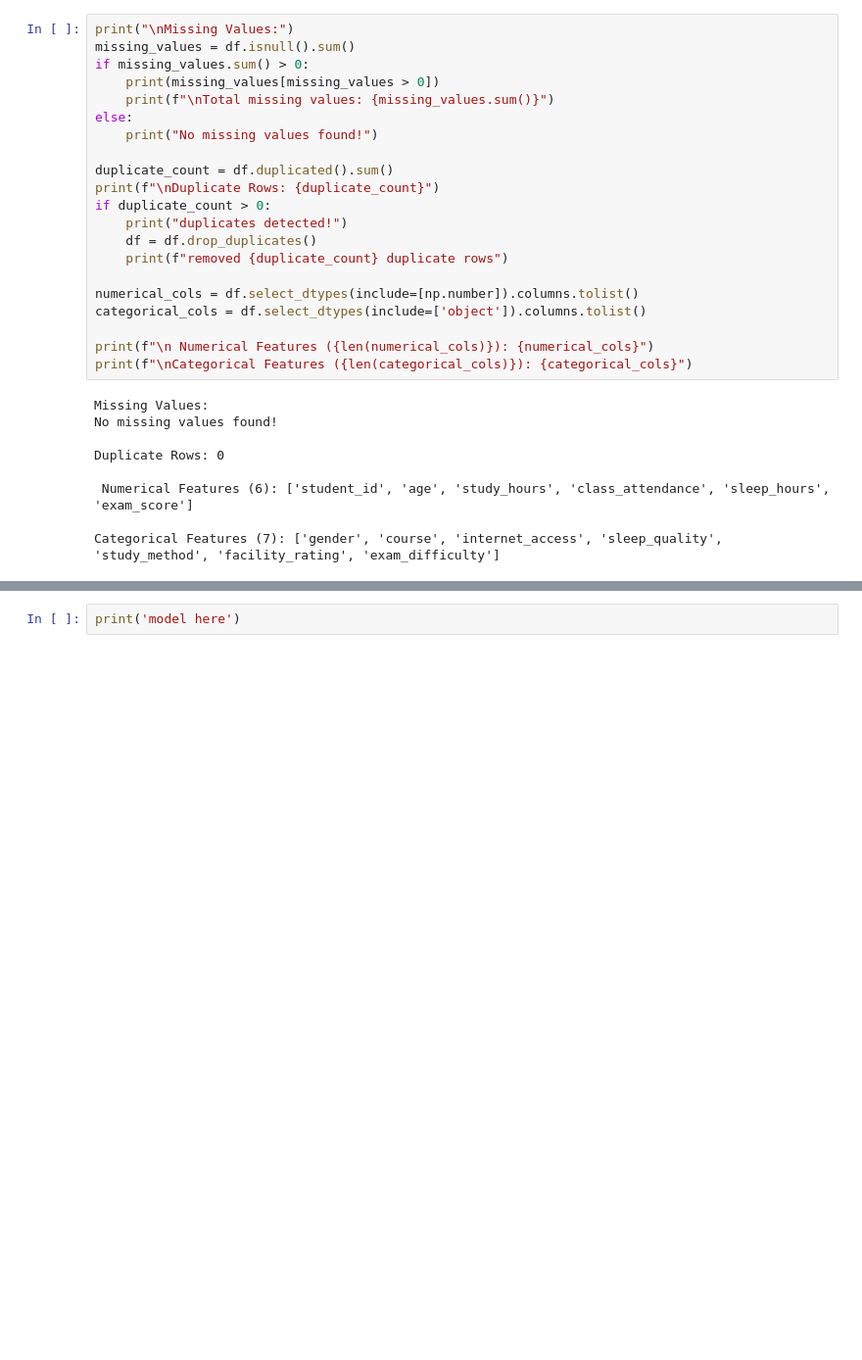
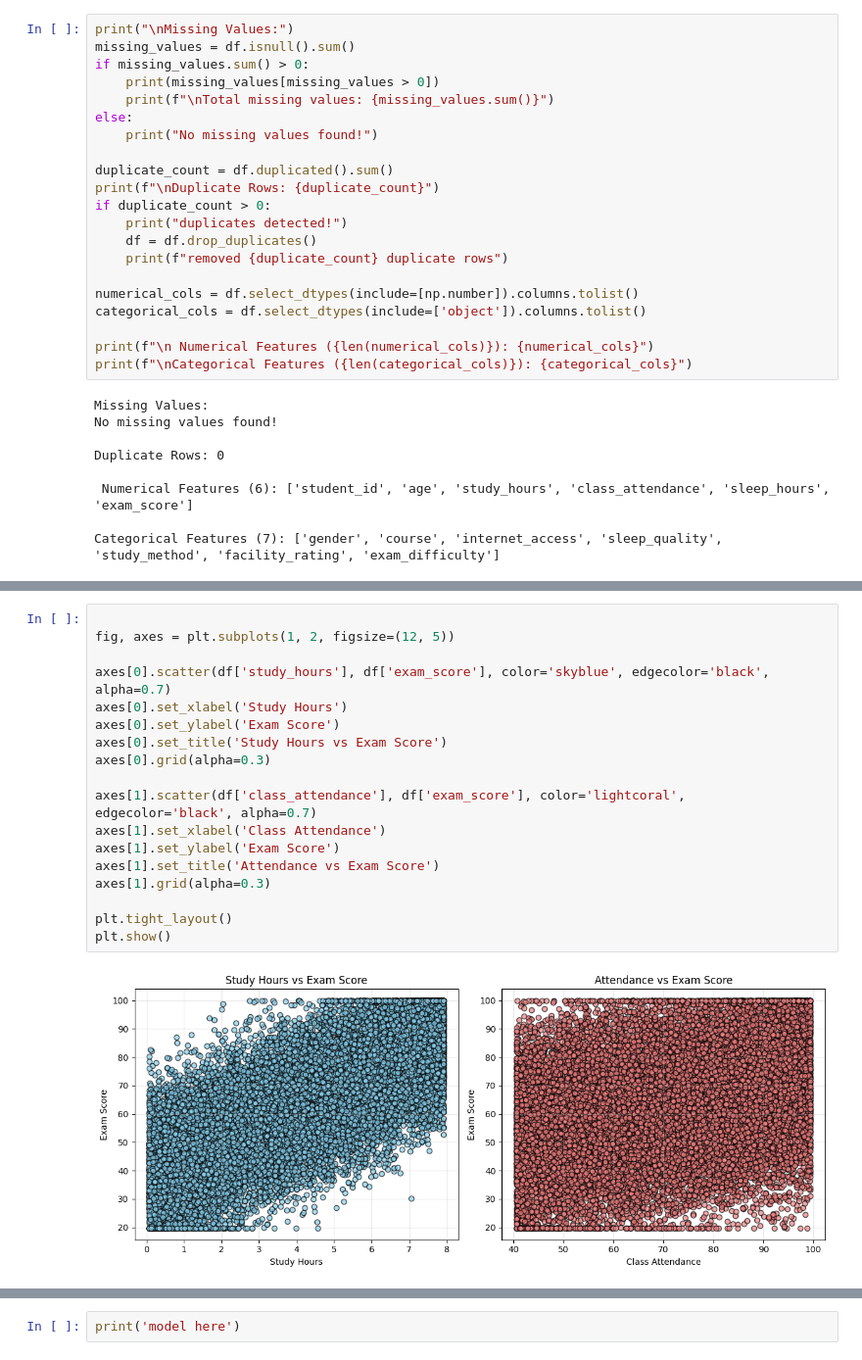
Before and after one commit to dohaneedsrest/BigDataAnalyticsFinalProject, a Jupyter notebook: BigDataFinalProject.ipynb, the cells around one changed output, grey strips where cells are left out. Shown at 98% size. Cells and saved outputs as stored; diff of their text form; blank space fills up the shorter version.

```diff
--- a/BigDataFinalProject.ipynb
+++ b/BigDataFinalProject.ipynb
@@ -142,0 +177,20 @@ Categorical Features (7): ['gender', 'course', 'internet_access', 'sleep_quality
+# %%
+
+fig, axes = plt.subplots(1, 2, figsize=(12, 5))
+
+axes[0].scatter(df['study_hours'], df['exam_score'], color='skyblue', edgecolor='black', alpha=0.7)
+axes[0].set_xlabel('Study Hours')
+axes[0].set_ylabel('Exam Score')
+axes[0].set_title('Study Hours vs Exam Score')
+axes[0].grid(alpha=0.3)
+
+axes[1].scatter(df['class_attendance'], df['exam_score'], color='lightcoral', edgecolor='black', alpha=0.7)
+axes[1].set_xlabel('Class Attendance')
+axes[1].set_ylabel('Exam Score')
+axes[1].set_title('Attendance vs Exam Score')
+axes[1].grid(alpha=0.3)
+
+plt.tight_layout()
+plt.show()
+# %% [output]
+[figure, added]
```
Also changed, not shown: parts of 5 cells of this notebook.
